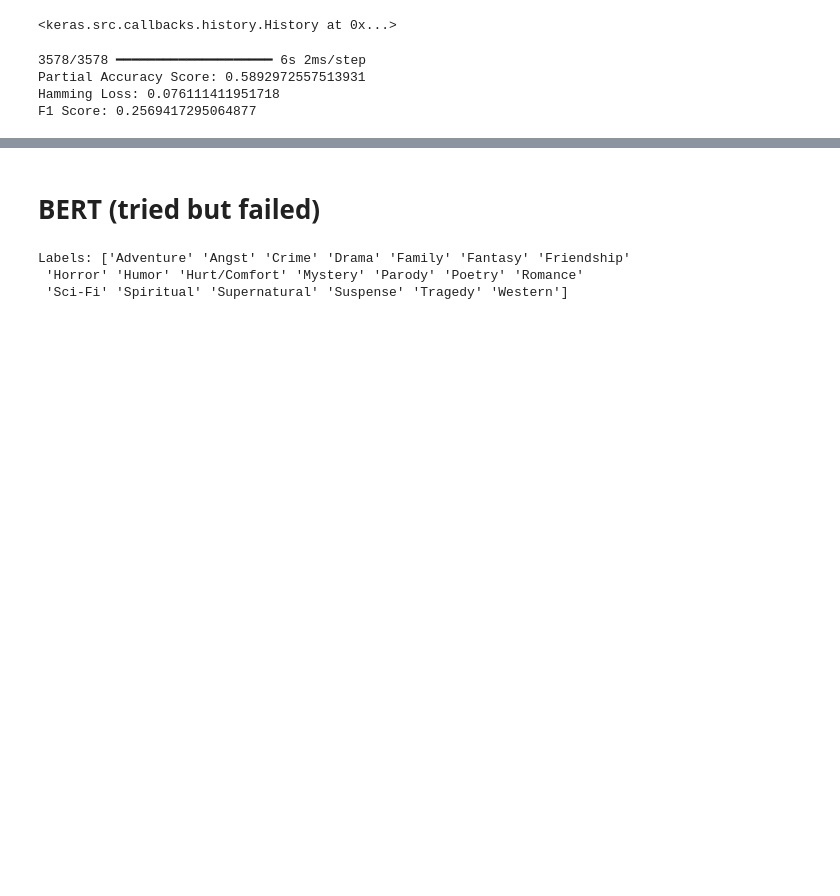
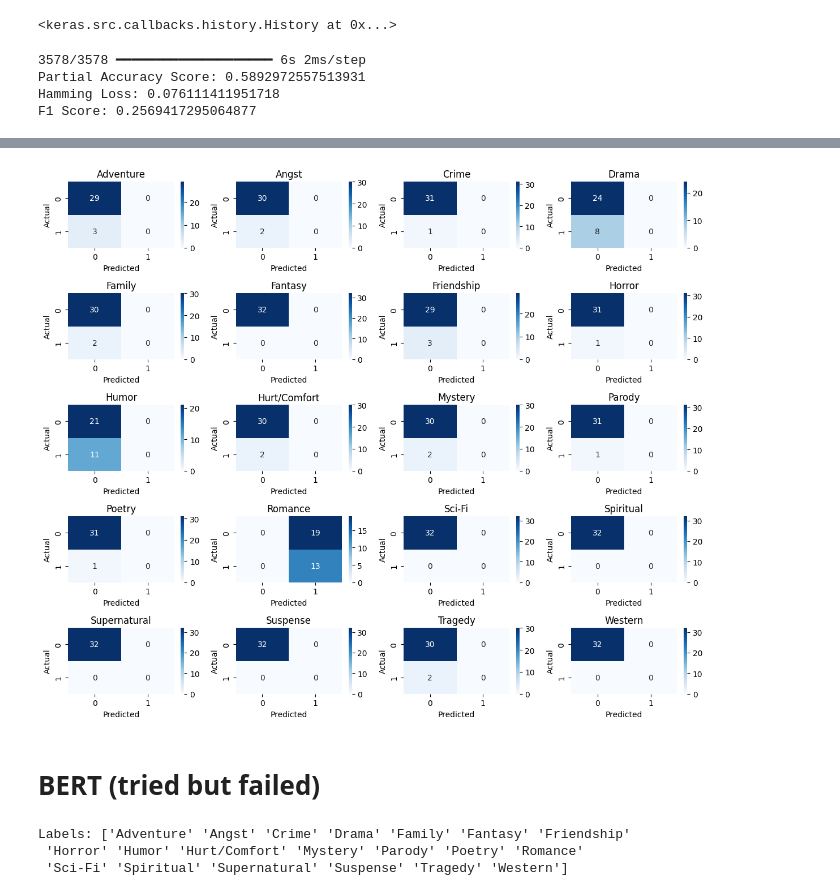
Before and after one commit to yxie4/Master_Thesis, a Jupyter notebook: hp.ipynb, the cells around one changed output, grey strips where cells are left out. Saved outputs shown, nothing was run; the diff lists cells and outputs as text; code cells hidden in the pictures; blank space fills up the shorter version.

```diff
--- a/hp.ipynb
+++ b/hp.ipynb
@@ -1122,3 +1124,19 @@ print("F1 Score:", f1)
 Partial Accuracy Score: 0.5892972557513931
 Hamming Loss: 0.076111411951718
 F1 Score: 0.2569417295064877
+# %%
+test_gen = data_generator(x_test, y_test, batch_size=32)  # 使用合适的批次大小
+x_test_batch, y_test_batch = next(test_gen)  # 获取一个批次的测试数据
+y_pred_batch = model.predict(x_test_batch)
+y_pred_batch_binary = (y_pred_batch > 0.5).astype(int)  # 转换概率为二进制标签
+from sklearn.metrics import multilabel_confusion_matrix
+
+# 生成多标签混淆矩阵
+conf_matrices = multilabel_confusion_matrix(y_test_batch, y_pred_batch_binary)
+
+# 显示每个类别的混淆矩阵
+print("Confusion Matrices:")
+for label, matrix in zip(mlb.classes_, conf_matrices):
+    print(f"Label '{label}':")
+    print(matrix)
+    print()  # 添加空行以提高可读性
@@ -1125,3 +1179,26 @@ F1 Score: 0.2569417295064877
+# %%
+import matplotlib.pyplot as plt
+import seaborn as sns
+
+# 假设 conf_matrices 是你的混淆矩阵数组，mlb.classes_ 包含了标签名称
+labels = mlb.classes_
+conf_matrices = multilabel_confusion_matrix(y_test_batch, y_pred_batch_binary)
+
+# 设置图形大小
+plt.figure(figsize=(12, 10))
+
+# 遍历所有的混淆矩阵并为每个标签画图
+for i, matrix in enumerate(conf_matrices):
+    plt.subplot(5, 4, i + 1)  # 调整子图位置，这里假设有多于4个标签，需要调整布局
+    sns.heatmap(matrix, annot=True, fmt='d', cmap='Blues')
+    plt.title(labels[i])
+    plt.xlabel('Predicted')
+    plt.ylabel('Actual')
+
+plt.tight_layout()  # 调整布局，避免重叠
+plt.show()
+# %% [output]
+[figure, added]
 # %% [markdown]
 # BERT (tried but failed)
 # %%
```
Also changed, not shown: parts of 5 cells of this notebook.
